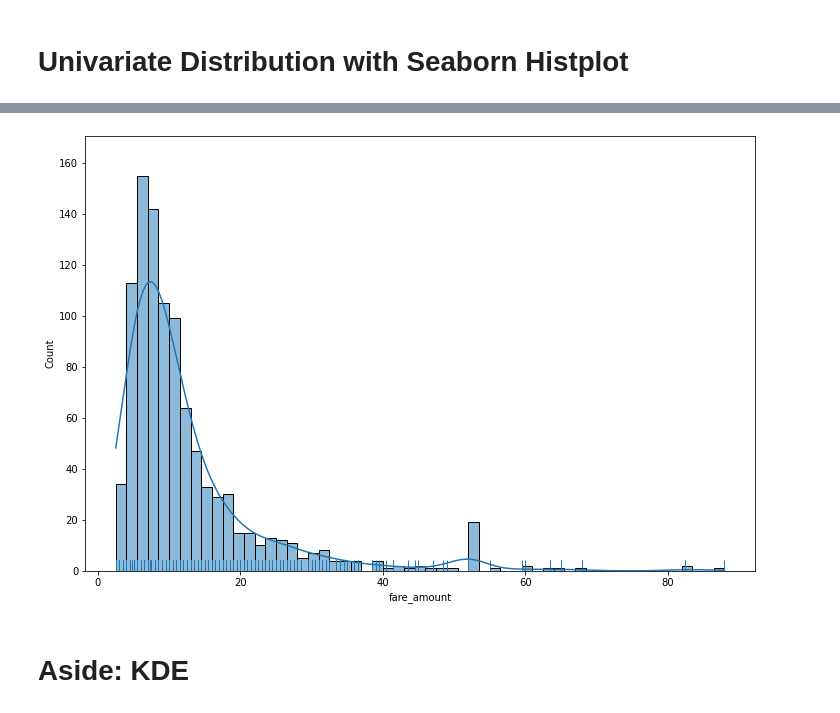
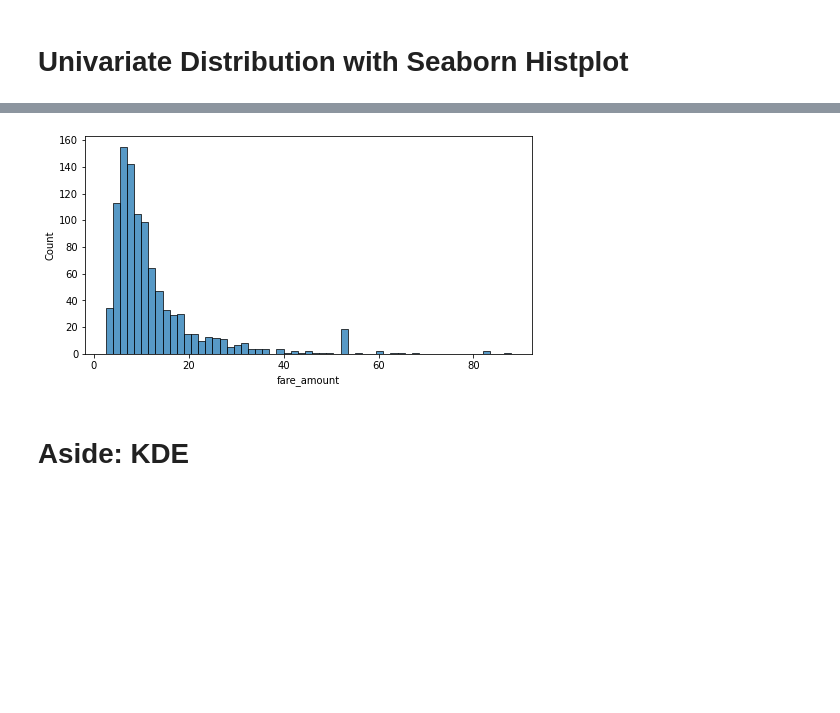
Before and after one commit to xiaoshuaicui/eods-s21, a Jupyter notebook: notebooks/eods-week03-pandas_visualization_dataexploration.ipynb, the cells around one changed output, grey strips where cells are left out. Drawn from its saved outputs; the diff is of its cells as text; code cells hidden in the pictures; blank space fills up the shorter version.

```diff
--- a/notebooks/eods-week03-pandas_visualization_dataexploration.ipynb
+++ b/notebooks/eods-week03-pandas_visualization_dataexploration.ipynb
@@ -1061,10 +1059,9 @@ sns.histplot(df.fare_amount,ax=ax);
 # %%
-fig,ax = plt.subplots(1,1,figsize=(12,8))
+fig,ax = plt.subplots(1,1,figsize=(8,4))
 
-sns.histplot(df.fare_amount,kde=True,ax=ax);
-sns.rugplot(df.fare_amount);
+sns.histplot(x='fare_amount',data=df,ax=ax);
 # %% [output]
-[figure, old version]
+[figure, new version]
 # %% [markdown]
 # Aside: KDE
 # %% [markdown]
```
Also changed, not shown: parts of 8 cells of this notebook.
